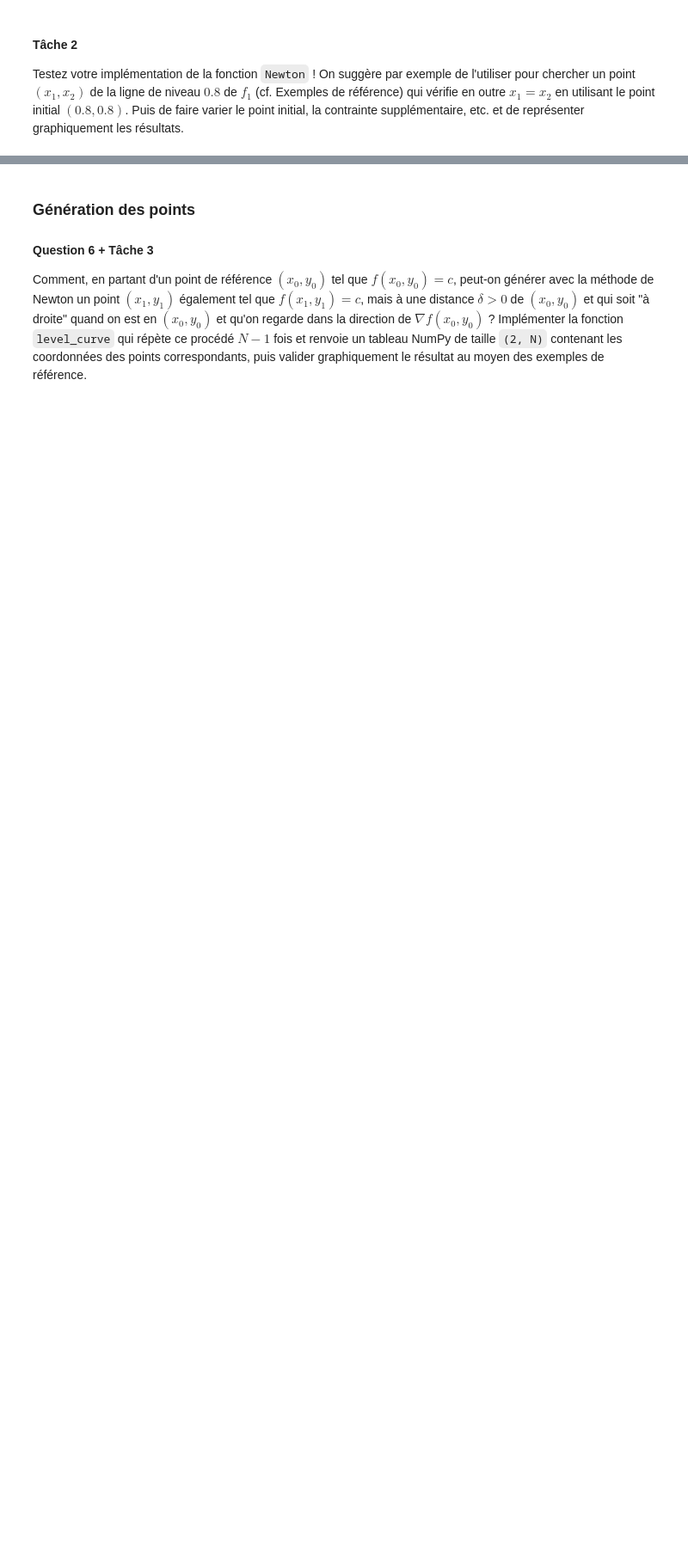
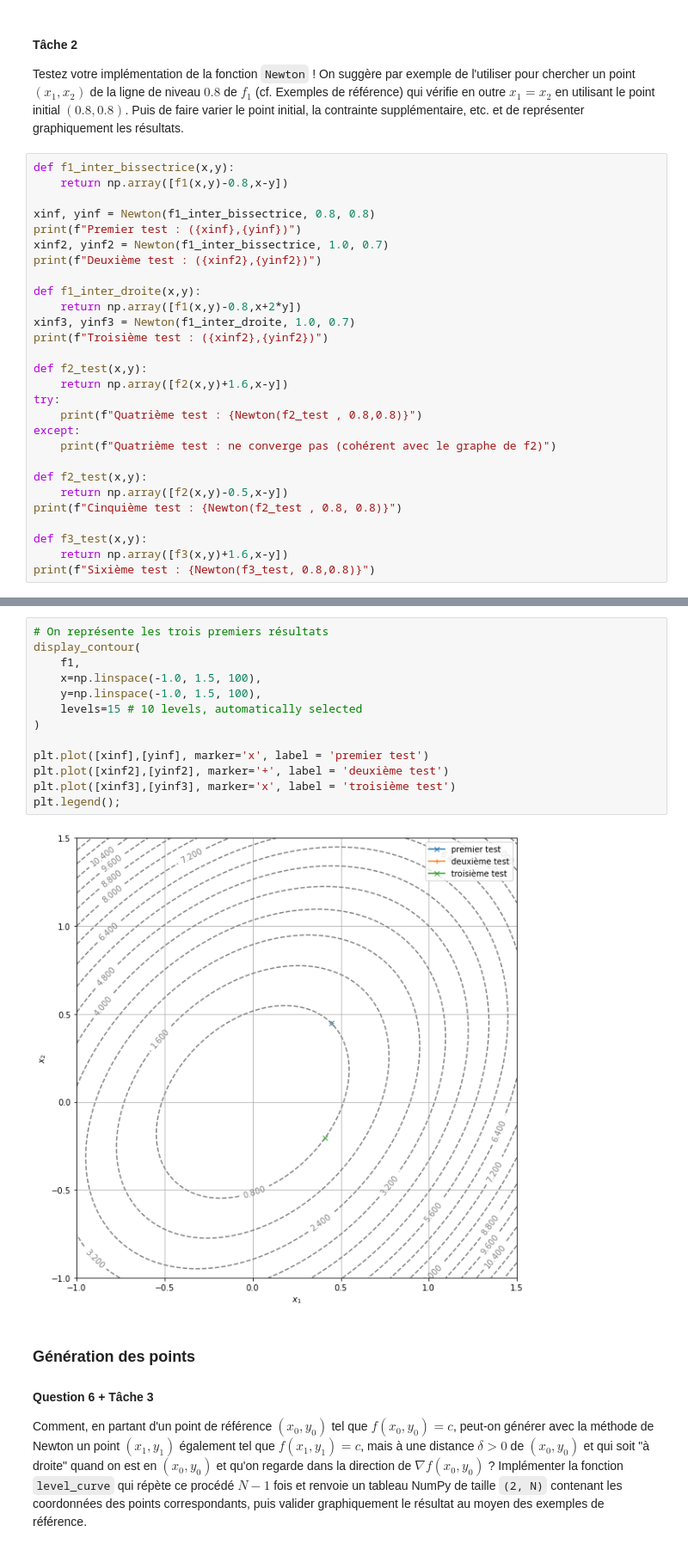
Before and after one commit to florian6973/courbes-de-niveau, a Jupyter notebook: Courbes de niveau - Enoncé.ipynb, the cells around one changed output, grey strips where cells are left out. Shown at 86% size. Cells and saved outputs as stored; diff of their text form; blank space fills up the shorter version.

Commit message:
intersection segment

```diff
--- a/Courbes de niveau - Enoncé.ipynb
+++ b/Courbes de niveau - Enoncé.ipynb
@@ -304,3 +284,31 @@ print(Newton(f3bis, 0.8,0.8))
 #### Tâche 2
 
 Testez votre implémentation de la fonction `Newton` ! On suggère par exemple de l'utiliser pour chercher un point $(x_1, x_2)$ de la ligne de niveau $0.8$ de $f_1$ (cf. Exemples de référence) qui vérifie en outre $x_1 = x_2$ en utilisant le point initial $(0.8, 0.8)$. Puis de faire varier le point initial, la contrainte supplémentaire, etc. et de représenter graphiquement les résultats.
+# %%
+def f1_inter_bissectrice(x,y):
+    return np.array([f1(x,y)-0.8,x-y])
+
+xinf, yinf = Newton(f1_inter_bissectrice, 0.8, 0.8)
+print(f"Premier test : ({xinf},{yinf})")
+xinf2, yinf2 = Newton(f1_inter_bissectrice, 1.0, 0.7)
+print(f"Deuxième test : ({xinf2},{yinf2})")
+
+def f1_inter_droite(x,y):
+    return np.array([f1(x,y)-0.8,x+2*y])
+xinf3, yinf3 = Newton(f1_inter_droite, 1.0, 0.7)
+print(f"Troisième test : ({xinf2},{yinf2})")
+
+def f2_test(x,y):
+    return np.array([f2(x,y)+1.6,x-y])
+try:
+    print(f"Quatrième test : {Newton(f2_test , 0.8,0.8)}")
+except:
+    print(f"Quatrième test : ne converge pas (cohérent avec le graphe de f2)")
+
+def f2_test(x,y):
+    return np.array([f2(x,y)-0.5,x-y])
+print(f"Cinquième test : {Newton(f2_test , 0.8, 0.8)}")
+
+def f3_test(x,y):
+    return np.array([f3(x,y)+1.6,x-y])
+print(f"Sixième test : {Newton(f3_test, 0.8,0.8)}")
@@ -307,3 +322,18 @@ Testez votre implémentation de la fonction `Newton` ! On suggère par exemple d
+# %%
+# On représente les trois premiers résultats
+display_contour(
+    f1,
+    x=np.linspace(-1.0, 1.5, 100),
+    y=np.linspace(-1.0, 1.5, 100),
+    levels=15 # 10 levels, automatically selected
+)
+
+plt.plot([xinf],[yinf], marker='x', label = 'premier test')
+plt.plot([xinf2],[yinf2], marker='+', label = 'deuxième test')
+plt.plot([xinf3],[yinf3], marker='x', label = 'troisième test')
+plt.legend();
+# %% [output]
+[figure, added]
 # %% [markdown]
 ### Génération des points
 
```
Also changed, not shown: parts of 21 cells of this notebook.
